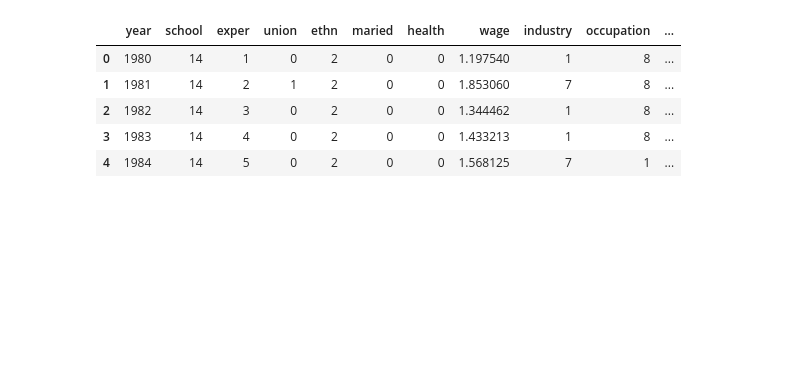
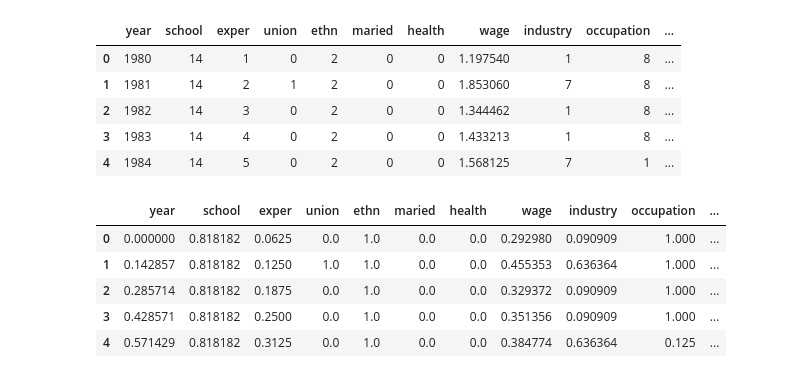
Before and after one commit to taqihaider7/NSU_ML, a Jupyter notebook: Assignments/assignment2.ipynb, the cells around one changed output. Cells and saved outputs as stored; diff of their text form; code cells hidden in the pictures; blank space fills up the shorter version.

```diff
--- a/Assignments/assignment2.ipynb
+++ b/Assignments/assignment2.ipynb
@@ -78,3 +199,16 @@ df.head()
 | 2 | 1982 | 14 | 3 | 0 | 2 | 0 | 0 | 1.344462 | 1 | 8 | ... |
 | 3 | 1983 | 14 | 4 | 0 | 2 | 0 | 0 | 1.433213 | 1 | 8 | ... |
 | 4 | 1984 | 14 | 5 | 0 | 2 | 0 | 0 | 1.568125 | 7 | 1 | ... |
+# %%
+scaler = MinMaxScaler()
+df2_scaled = scaler.fit_transform(df2)
+df2_scaled = pd.DataFrame(df2_scaled, columns=df2.columns)
+# %%
+df2_scaled.head()
+# %% [output]
+|  | year | school | exper | union | ethn | maried | health | wage | industry | occupation | ... |
+| 0 | 0.000000 | 0.818182 | 0.0625 | 0.0 | 1.0 | 0.0 | 0.0 | 0.292980 | 0.090909 | 1.000 | ... |
+| 1 | 0.142857 | 0.818182 | 0.1250 | 1.0 | 1.0 | 0.0 | 0.0 | 0.455353 | 0.636364 | 1.000 | ... |
+| 2 | 0.285714 | 0.818182 | 0.1875 | 0.0 | 1.0 | 0.0 | 0.0 | 0.329372 | 0.090909 | 1.000 | ... |
+| 3 | 0.428571 | 0.818182 | 0.2500 | 0.0 | 1.0 | 0.0 | 0.0 | 0.351356 | 0.090909 | 1.000 | ... |
+| 4 | 0.571429 | 0.818182 | 0.3125 | 0.0 | 1.0 | 0.0 | 0.0 | 0.384774 | 0.636364 | 0.125 | ... |
```
Also changed, not shown: parts of 20 cells of this notebook.
